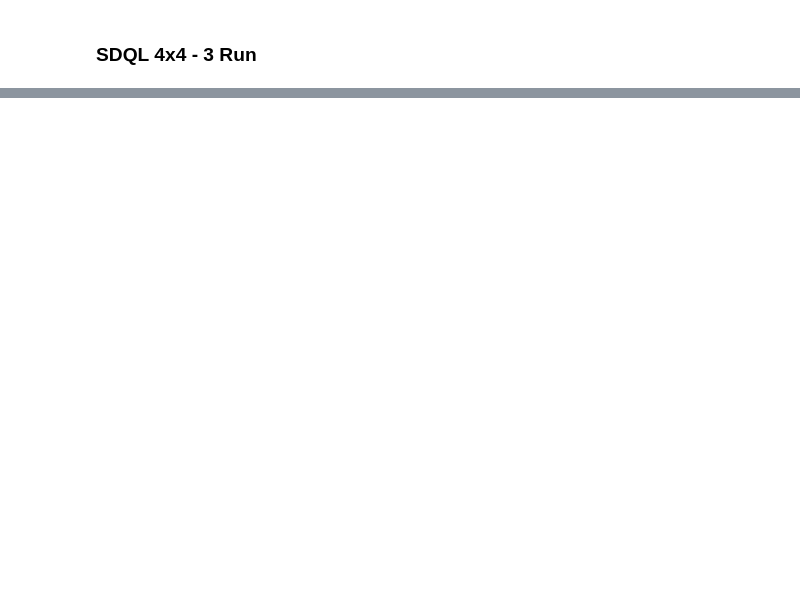
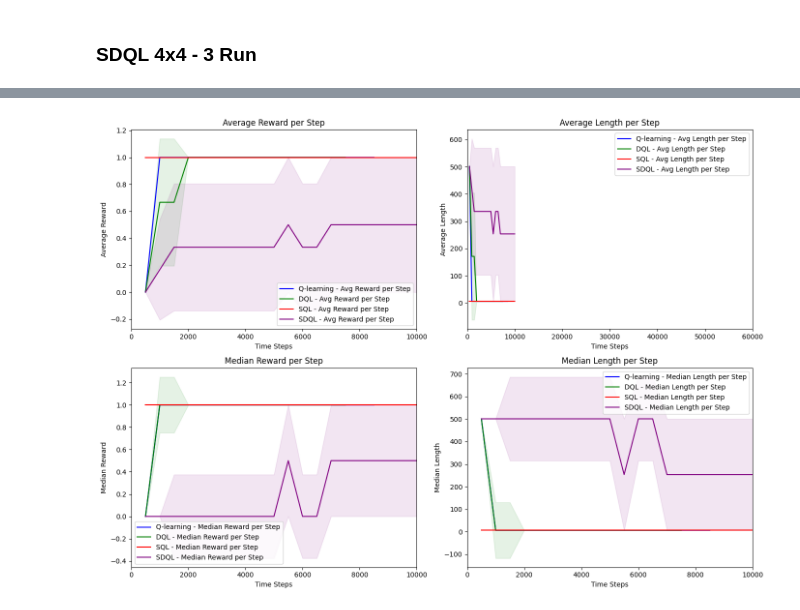
Before and after one commit to mahtabbm/RL_playground, a Jupyter notebook: RL_SG.ipynb, the cells around one changed output, grey strips where cells are left out. Saved outputs shown, nothing was run; the diff lists cells and outputs as text; code cells hidden in the pictures; blank space fills up the shorter version.

Commit message:
The final figures

```diff
--- a/RL_SG.ipynb
+++ b/RL_SG.ipynb
@@ -12,11 +10,3 @@ import matplotlib.pyplot as plt
-# %%
-obstacle_map = [
-        "0000",
-        "0101",
-        "0001",
-        "1000",
-]
-env = gym.make('SimpleGrid-4x4-v0', render_mode='rgb_array')
 # %% [markdown]
 ### Utils
 # %%
@@ -1510,0 +1235,5 @@ Final Q-Table:
+# %%
+for _ in range(3):
+    print("Training Speedy DoubleQ-learning")
+    q_table_sdql, rewards_sdql, lengths_sdql, epsilons_sdql, time_steps_sdql = sdql(env, gamma=gamma,epsilon_decay=0.999999, epsilon=epsilon, min_epsilon=min_epsilon,T=total_time_steps, eval_interval=eval_every, eval_episodes=eval_episodes)
+    all_results_sdql.append((rewards_sdql, lengths_sdql, epsilons_sdql, time_steps_sdql))
@@ -1510,0 +1258,70 @@ Final Q-Table:
+# %%
+def plot_combined_results(results):
+    plt.figure(figsize=(14, 10))
+
+    colors = {
+        'Q-learning': 'blue',
+        'DQL': 'green',
+        'SQL': 'red',
+        'SDQL': 'purple'
+    }
+
+    plt.subplot(2, 2, 1)
+    for algorithm, (avg_rewards, std_rewards, median_rewards, iqr_rewards, avg_lengths, std_lengths, median_lengths, iqr_lengths, avg_time_steps) in results.items():
+        plt.plot(avg_time_steps, avg_rewards, label=f'{algorithm} - Avg Reward per Step', color=colors[algorithm])
+        plt.fill_between(avg_time_steps, np.array(avg_rewards)-np.array(std_rewards), np.array(avg_rewards)+np.array(std_rewards), alpha=0.1, color=colors[algorithm])
+    plt.xlabel('Time Steps')
+    plt.ylabel('Average Reward')
+    plt.title('Average Reward per Step')
+    plt.legend()
+    plt.xlim([0, 10000])
+
+    plt.subplot(2, 2, 2)
+    for algorithm, (avg_rewards, std_rewards, median_rewards, iqr_rewards, avg_lengths, std_lengths, median_lengths, iqr_lengths, avg_time_steps) in results.items():
+        plt.plot(avg_time_steps, avg_lengths, label=f'{algorithm} - Avg Length per Step', color=colors[algorithm])
+        plt.fill_between(avg_time_steps, np.array(avg_lengths)-np.array(std_lengths), np.array(avg_lengths)+np.array(std_lengths), alpha=0.1, color=colors[algorithm])
+    plt.xlabel('Time Steps')
+    plt.ylabel('Average Length')
+    plt.title('Average Length per Step')
+    plt.legend()
+    plt.xlim([0, 60000])
+
+
+    plt.subplot(2, 2, 3)
+    for algorithm, (avg_rewards, std_rewards, median_rewards, iqr_rewards, avg_lengths, std_lengths, median_lengths, iqr_lengths, avg_time_steps) in results.items():
+        plt.plot(avg_time_steps, median_rewards, label=f'{algorithm} - Median Reward per Step', color=colors[algorithm])
+        plt.fill_between(avg_time_steps, np.array(median_rewards)-np.array(iqr_rewards)/2, np.array(median_rewards)+np.array(iqr_rewards)/2, alpha=0.1, color=colors[algorithm])
+    plt.xlabel('Time Steps')
+    plt.ylabel('Median Reward')
+    plt.title('Median Reward per Step')
+    plt.legend()
+    plt.xlim([0, 10000])
+
+    plt.subplot(2, 2, 4)
+    for algorithm, (avg_rewards, std_rewards, median_rewards, iqr_rewards, avg_lengths, std_lengths, median_lengths, iqr_lengths, avg_time_steps) in results.items():
+        plt.plot(avg_time_steps, median_lengths, label=f'{algorithm} - Median Length per Step', color=colors[algorithm])
+        plt.fill_between(avg_time_steps, np.array(median_lengths)-np.array(iqr_lengths)/2, np.array(median_lengths)+np.array(iqr_lengths)/2, alpha=0.1, color=colors[algorithm])
+    plt.xlabel('Time Steps')
+    plt.ylabel('Median Length')
+    plt.title('Median Length per Step')
+    plt.legend()
+    plt.xlim([0, 10000])
+    plt.tight_layout()
+    plt.show()
+
+# Average results from all runs
+results_q = pad_and_average_results(all_results_q)
+results_dql = pad_and_average_results(all_results_dql)
+results_sql = pad_and_average_results(all_results_sql)
+results_sdql = pad_and_average_results(all_results_sdql)
+
+results = {
+    'Q-learning': results_q,
+    'DQL': results_dql,
+    'SQL': results_sql,
+    'SDQL': results_sdql
+}
+
+plot_combined_results(results)
+# %% [output]
+[figure, added]
```
Also changed, not shown: parts of 29 cells of this notebook, 1 other file.
